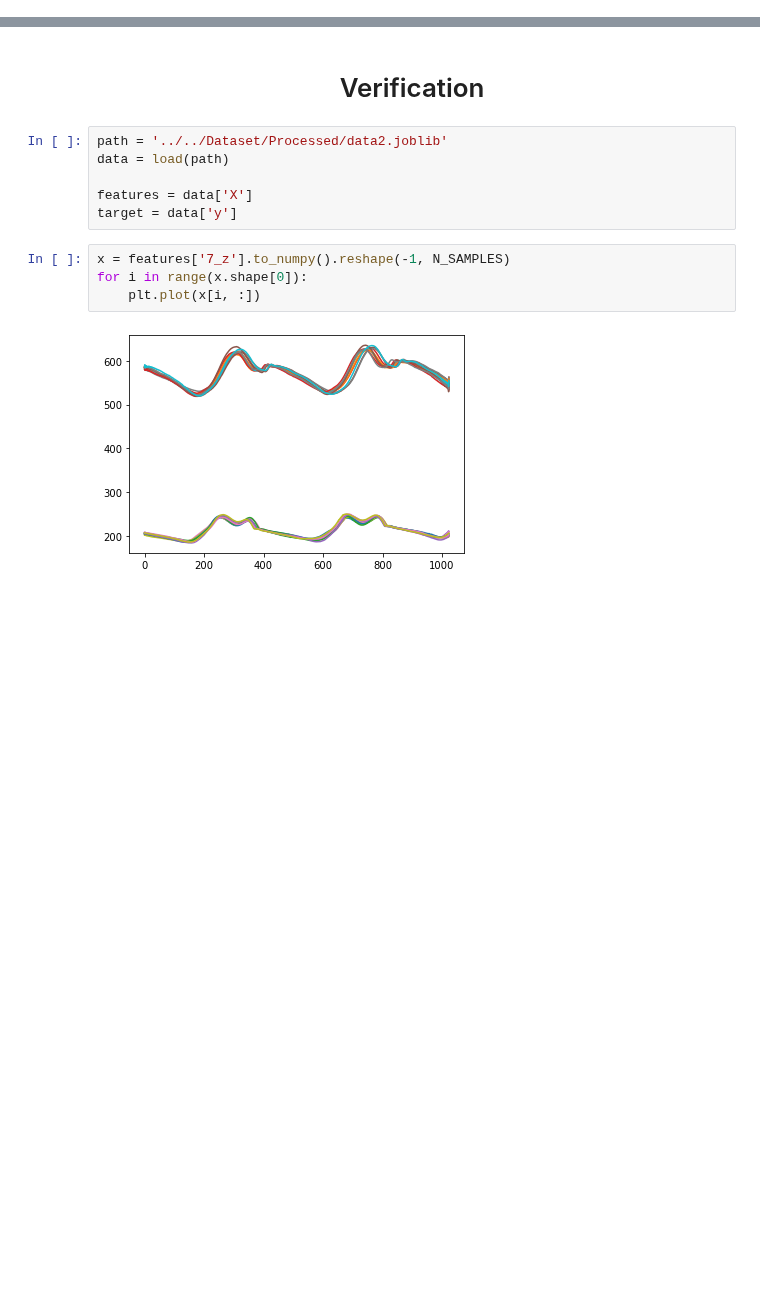
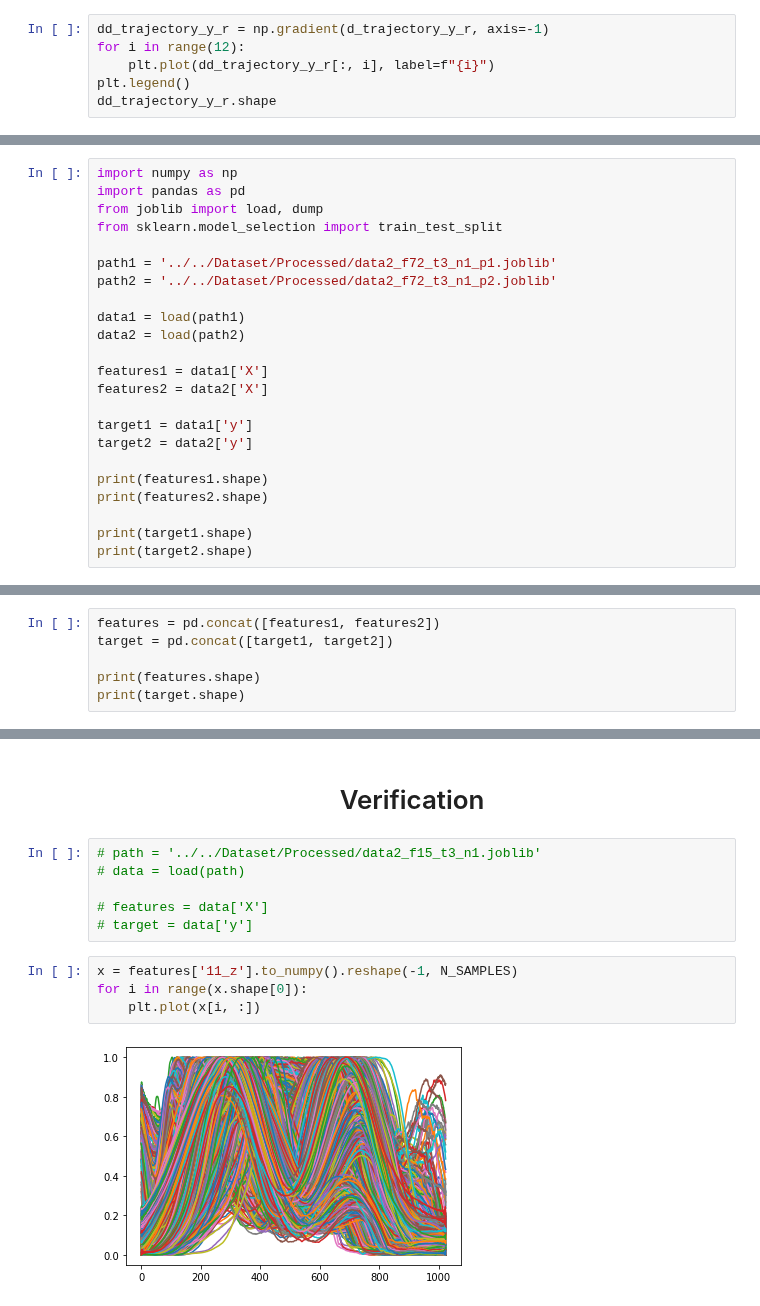
Before and after one commit to atick-faisal/GRF-Synthesis-from-Motion-Trajectories, a Jupyter notebook: src/preprocessing/process_dataset_2_alt.ipynb, the cells around one changed output, grey strips where cells are left out. Saved outputs shown, nothing was run; the diff lists cells and outputs as text; blank space fills up the shorter version.

Commit message:
Process dataset 2

```diff
--- a/src/preprocessing/process_dataset_2_alt.ipynb
+++ b/src/preprocessing/process_dataset_2_alt.ipynb
@@ -356,0 +200,6 @@ grf_start_r
+# %%
+dd_trajectory_y_r = np.gradient(d_trajectory_y_r, axis=-1)
+for i in range(12):
+    plt.plot(dd_trajectory_y_r[:, i], label=f"{i}")
+plt.legend()
+dd_trajectory_y_r.shape
@@ -408,0 +515,23 @@ data = {
+# %%
+import numpy as np
+import pandas as pd
+from joblib import load, dump
+from sklearn.model_selection import train_test_split
+
+path1 = '../../Dataset/Processed/data2_f72_t3_n1_p1.joblib'
+path2 = '../../Dataset/Processed/data2_f72_t3_n1_p2.joblib'
+
+data1 = load(path1)
+data2 = load(path2)
+
+features1 = data1['X']
+features2 = data2['X']
+
+target1 = data1['y']
+target2 = data2['y']
+
+print(features1.shape)
+print(features2.shape)
+
+print(target1.shape)
+print(target2.shape)
@@ -408,0 +543,6 @@ data = {
+# %%
+features = pd.concat([features1, features2])
+target = pd.concat([target1, target2])
+
+print(features.shape)
+print(target.shape)
@@ -409,17 +552,17 @@ data = {
 # %% [markdown]
 <h1 align="center">Verification</h1>
 # %%
-path = '../../Dataset/Processed/data2.joblib'
-data = load(path)
+# path = '../../Dataset/Processed/data2_f15_t3_n1.joblib'
+# data = load(path)
 
-features = data['X']
-target = data['y']
+# features = data['X']
+# target = data['y']
 # %%
-x = features['7_z'].to_numpy().reshape(-1, N_SAMPLES)
+x = features['11_z'].to_numpy().reshape(-1, N_SAMPLES)
 for i in range(x.shape[0]):
     plt.plot(x[i, :])
 # %% [output]
-[figure, old version]
+[figure, new version]
 # %%
 y = target['fz'].to_numpy().reshape(-1, N_SAMPLES)
 for i in range(y.shape[0]):
```
Also changed, not shown: parts of 41 cells of this notebook, 5 other files.
